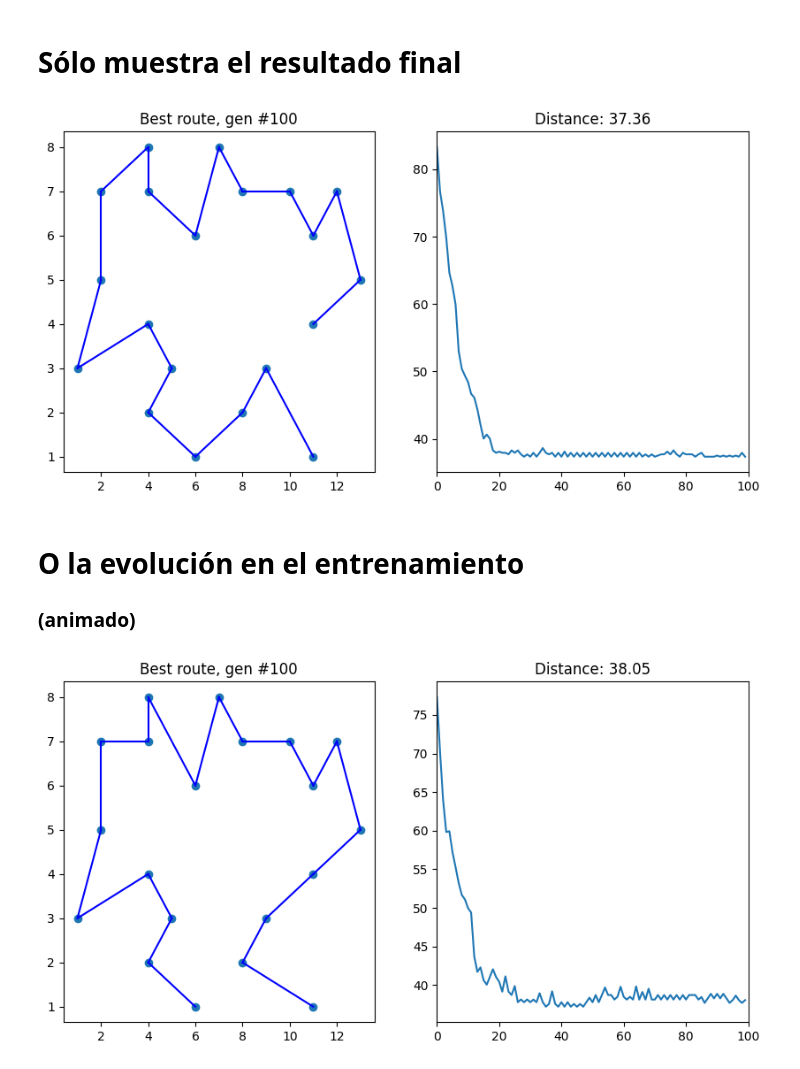
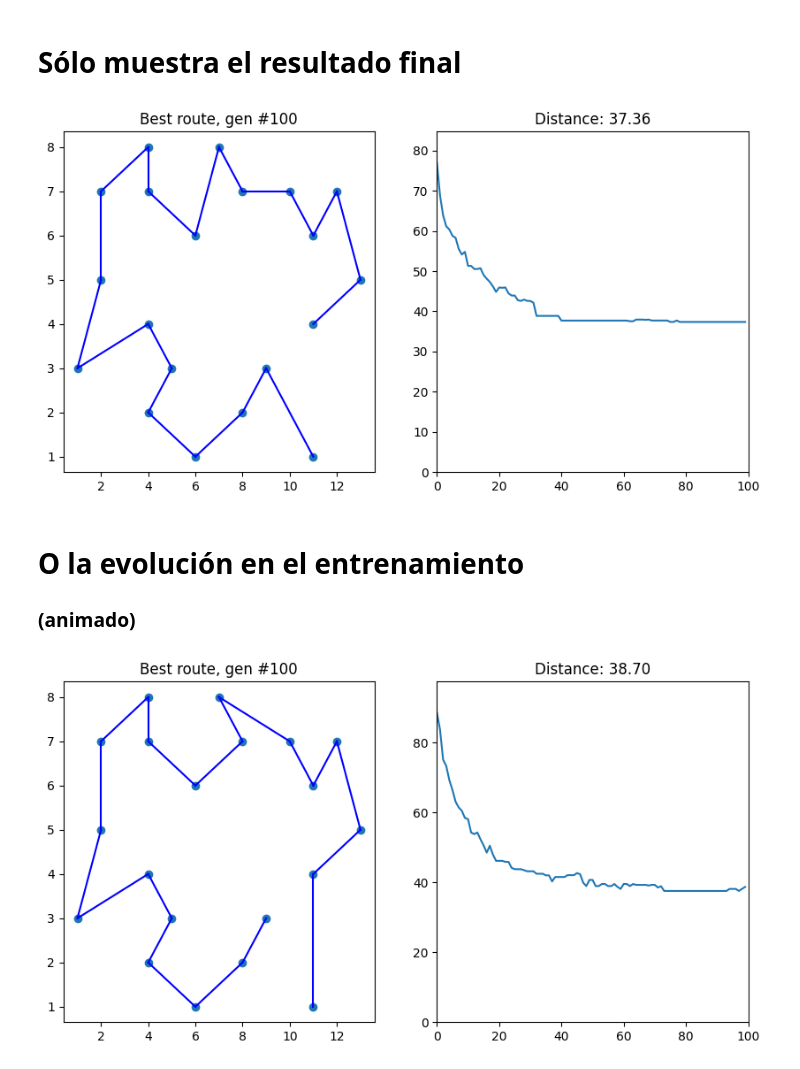
Before and after one commit to Afroefras/UAG_MCC, a Jupyter notebook: inteligencia_artificial/agente_viajero.ipynb, the cells around one changed output. Drawn from its saved outputs; the diff is of its cells as text; code cells hidden in the pictures.

```diff
--- a/inteligencia_artificial/agente_viajero.ipynb
+++ b/inteligencia_artificial/agente_viajero.ipynb
@@ -16,13 +16,13 @@ av = AgenteViajero(cities, population_size=100, n_generations=100)
 # %% [markdown]
 # Sólo muestra el resultado final
 # %%
-av.train(tournaments_size=0.05, verbose=False)
+av.train(tournaments_size=0.07, verbose=False)
 # %% [output]
-[figure, old version]
+[figure, new version]
 # %% [markdown]
 # O la evolución en el entrenamiento
 ### (animado)
 # %%
-av.train(verbose=True)
+av.train(tournaments_size=0.07, verbose=True)
 # %% [output]
-[figure, old version]
+[figure, new version]
```
Also changed, not shown: 1 other file.
